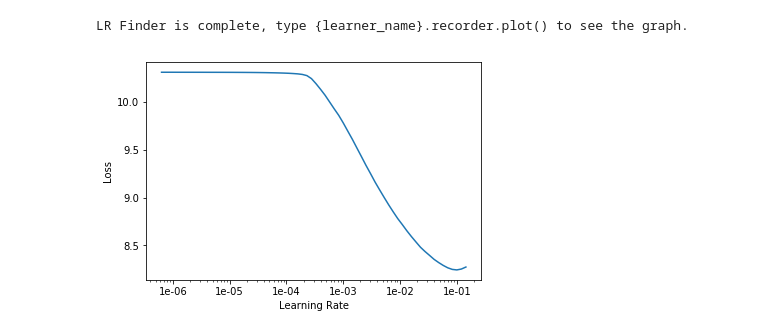
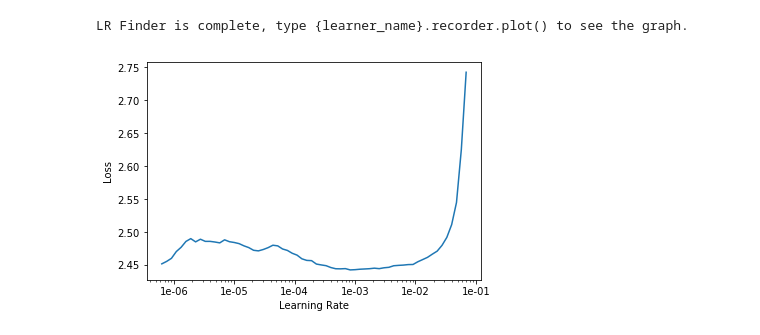
Before and after one commit to cudawarped/fastai-notebooks, a Jupyter notebook: nlp/wiki103_greek.ipynb, the cells around one changed output. Saved outputs shown, nothing was run; the diff lists cells and outputs as text; code cells hidden in the pictures.

```diff
--- a/nlp/wiki103_greek.ipynb
+++ b/nlp/wiki103_greek.ipynb
@@ -27,9 +27,9 @@ def SampleTexts(df,max_tokens = 100000000):
 # %% [markdown]
 Extract the data from wikipedia using <a href="https://forums.fast.ai/t/language-model-zoo-gorilla/14623/19">this guide</a> by Moody.
 # %%
-path_lang_model = Path('/home/jupyter/tutorials/fastai/')
-wiki_103_csv = 'el_wiki_df_all.csv'
-bs = 32
+path_root = Path('/home/jupyter/tutorials/')
+source_txt = 'el_wiki_df_all.csv'
+bs = 112
 # %% [markdown]
 ## Preparing the data
 # %% [markdown]
@@ -89,7 +89,7 @@ data_lm.save('tmp_data_'+ source_txt)
 # %% [markdown]
 ### Fit
 # %%
-data_lm = TextLMDataBunch.load(path_lang_model, 'tmp_data_'+ source_txt ,bs=bs)
+data_lm = TextLMDataBunch.load(path_root, 'tmp_data_'+ source_txt ,bs=bs)
 # %%
 learn = language_model_learner(data_lm, drop_mult=0.3)
 # %%
@@ -143,14 +143,16 @@ pickle_out.close()
 # %% [markdown]
 ### Fit
 # %%
-data_lm = TextLMDataBunch.load(path_lang_model, 'tmp_data_lm'+ source_txt ,bs=bs)
+data_lm = TextLMDataBunch.load(path_root, 'tmp_data_lm'+ source_txt ,bs=bs)
 # %%
 learn = language_model_learner(data_lm, drop_mult=0.1)
+# %%
+learn.load('bestmodel_lm4_' + source_txt);
 # %%
 learn.lr_find()
 # %% [output]
 LR Finder is complete, type {learner_name}.recorder.plot() to see the graph.
 # %%
-learn.recorder.plot(skip_end=15)
+learn.recorder.plot(skip_end=20)
 # %% [output]
-[figure, old version]
+[figure, new version]
```
Also changed, not shown: parts of 15 cells of this notebook, 8 other files.
